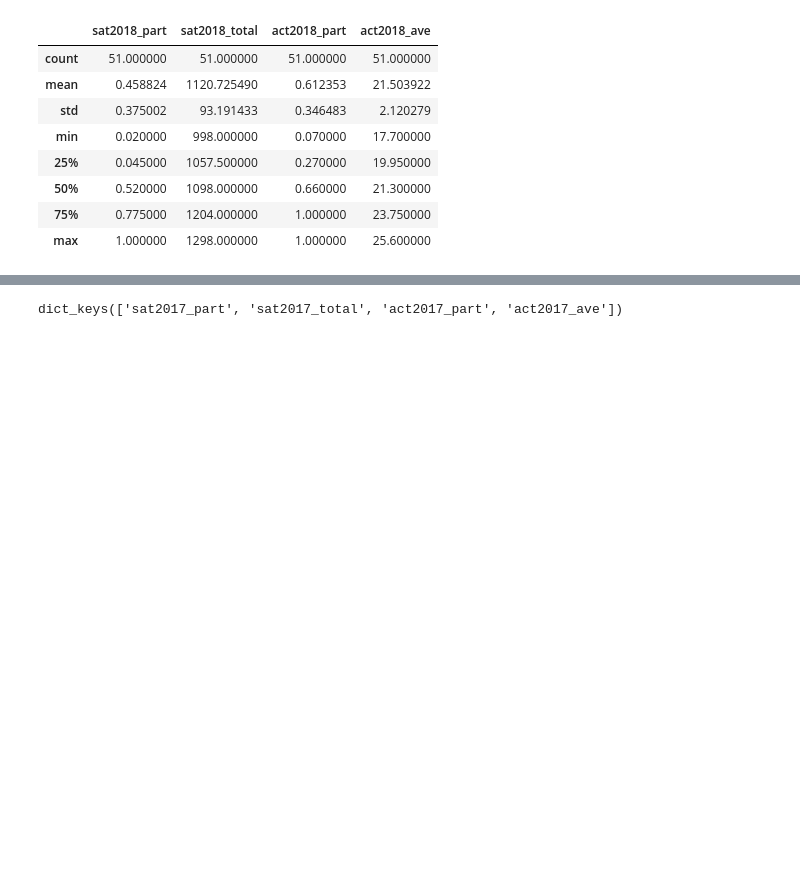
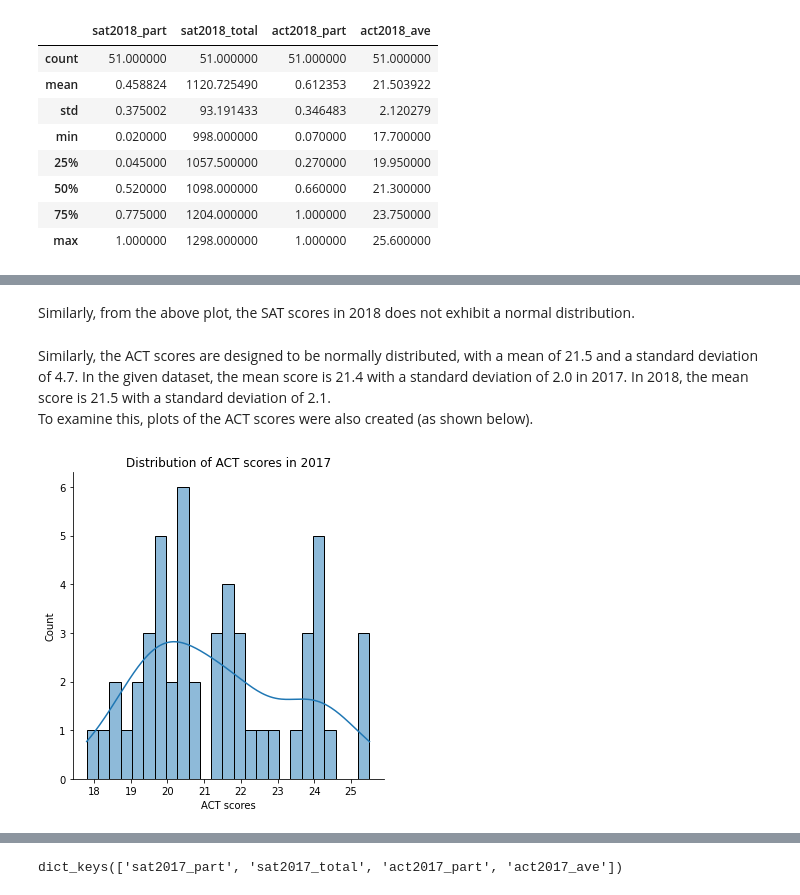
Before and after one commit to doscsy12/GA_projects, a Jupyter notebook: project_1/code/starter-code.ipynb, the cells around one changed output, grey strips where cells are left out. Saved outputs shown, nothing was run; the diff lists cells and outputs as text; code cells hidden in the pictures; blank space fills up the shorter version.

```diff
--- a/project_1/starter-code.ipynb
+++ b/project_1/code/starter-code.ipynb
@@ -960,0 +898,12 @@ sat_act_2018.describe()
+# %% [markdown]
+Similarly, from the above plot, the SAT scores in 2018 does not exhibit a normal distribution.
+# %% [markdown]
+Similarly, the ACT scores are designed to be normally distributed, with a mean of 21.5 and a standard deviation of 4.7. In the given dataset, the mean score is 21.4 with a standard deviation of 2.0 in 2017. In 2018, the mean score is 21.5 with a standard deviation of 2.1.
+<br> To examine this, plots of the ACT scores were also created (as shown below).
+# %%
+sns.displot(data=sat_act_2017['act2017_ave'],kde=True, bins=25);
+plt.title("Distribution of ACT scores in 2017")
+plt.xlabel("ACT scores");
+plt.ylabel("Count");
+# %% [output]
+[figure, added]
```
Also changed, not shown: parts of 54 cells of this notebook, 2 other files.
